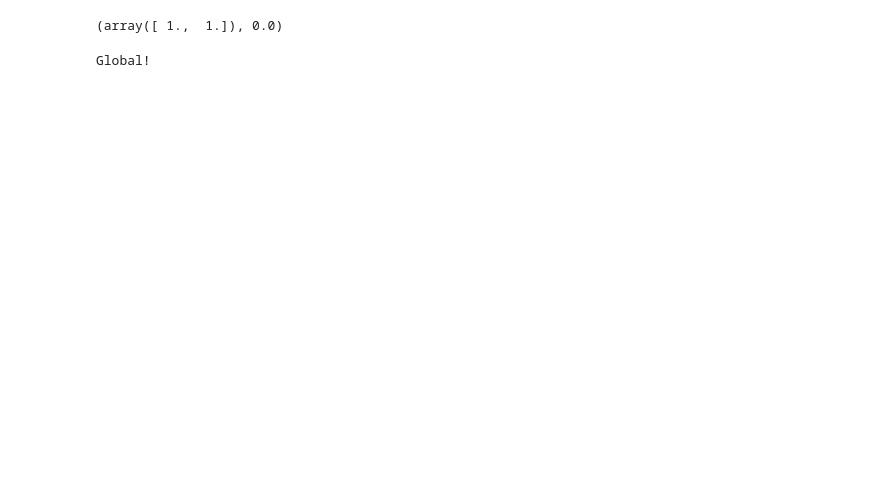
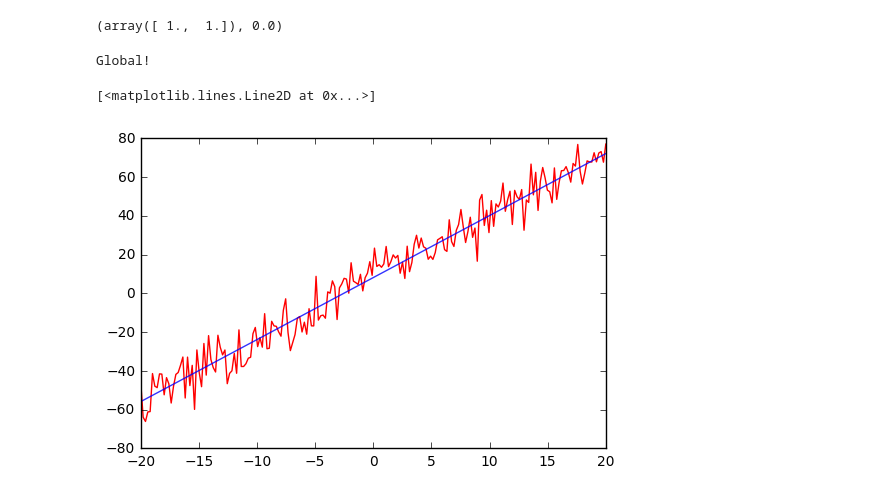
Before and after one commit to reynoldscem/Differential-Evolution, a Jupyter notebook: Differential Evolution.ipynb, the cells around one changed output. Saved outputs shown, nothing was run; the diff lists cells and outputs as text; code cells hidden in the pictures; blank space fills up the shorter version.

Commit message:
Linear regression

```diff
--- a/Differential Evolution.ipynb
+++ b/Differential Evolution.ipynb
@@ -139,3 +139,12 @@ if opt_theta[0] == opt_theta[1] ** 2 and cost == 0.:
     print('Global!')
 # %% [output]
 Global!
+# %%
+# Generate a noisy linear function, and fit it,
+x = np.linspace(-20, 20, 200)
+y = (3.2 * x + 8.2) + np.random.normal(0., 7., len(x))
+plt.plot(x, y, c='r');
+plt.plot(x, (3.2 * x + 8.2), alpha=0.8)
+# %% [output]
+[<matplotlib.lines.Line2D at 0x...>]
+[figure, added]
```
Also changed, not shown: parts of 7 cells of this notebook.
